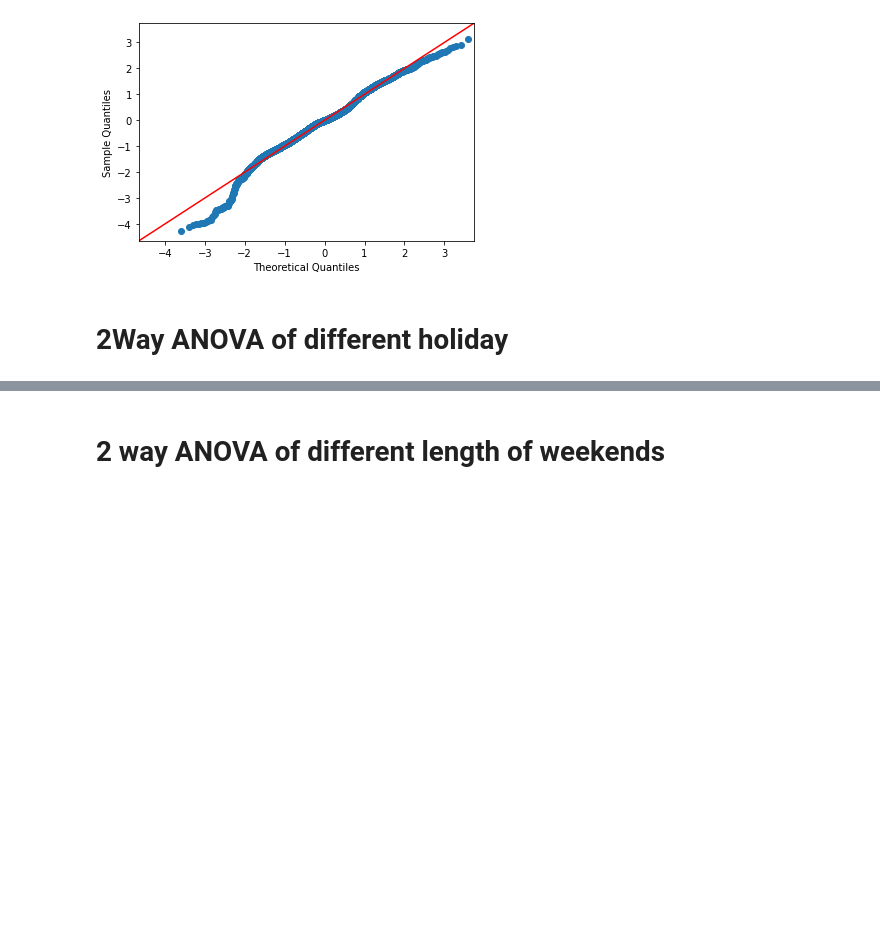
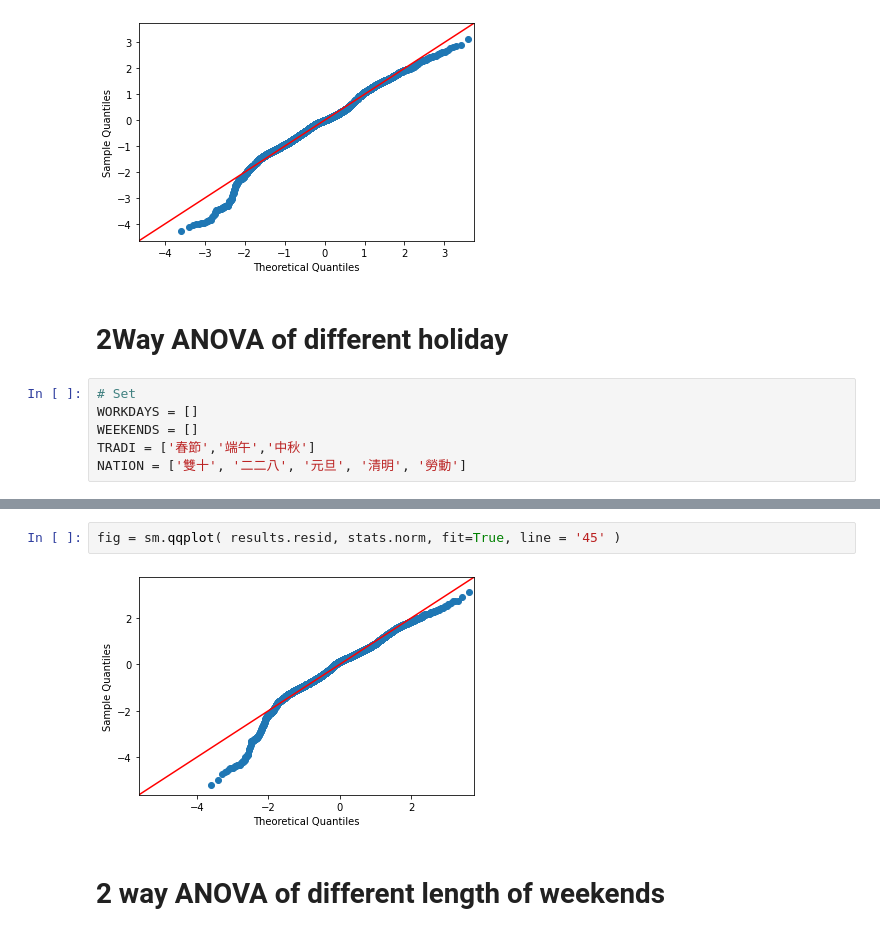
Before and after one commit to sam901122/Statistics_FinalProject, a Jupyter notebook: project_TRA/TRA_main.ipynb, the cells around one changed output, grey strips where cells are left out. Saved outputs shown, nothing was run; the diff lists cells and outputs as text; blank space fills up the shorter version.

```diff
--- a/project_TRA/TRA_main.ipynb
+++ b/project_TRA/TRA_main.ipynb
@@ -101,3 +100,9 @@ fig = sm.qqplot( np.array( list(usual_situa_trCnt.values() ) ), stats.norm, fit=
 [figure]
 # %% [markdown]
 # 2Way ANOVA of different holiday
+# %%
+# Set
+WORKDAYS = []
+WEEKENDS = []
+TRADI = ['春節','端午','中秋']
+NATION = ['雙十', '二二八', '元旦', '清明', '勞動']
@@ -104,2 +156,6 @@ fig = sm.qqplot( np.array( list(usual_situa_trCnt.values() ) ), stats.norm, fit=
+# %%
+fig = sm.qqplot( results.resid, stats.norm, fit=True, line = '45' )
+# %% [output]
+[figure, added]
 # %% [markdown]
 # 2 way ANOVA of different length of weekends
```
Also changed, not shown: parts of 10 cells of this notebook, 2 other files.
